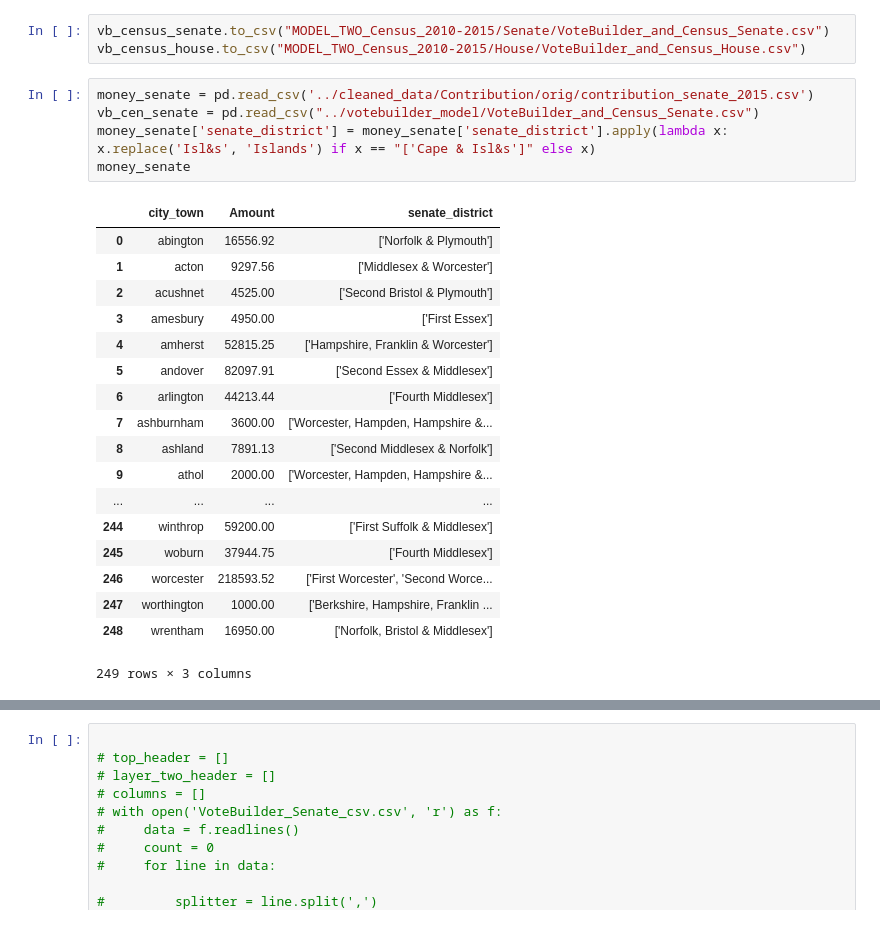
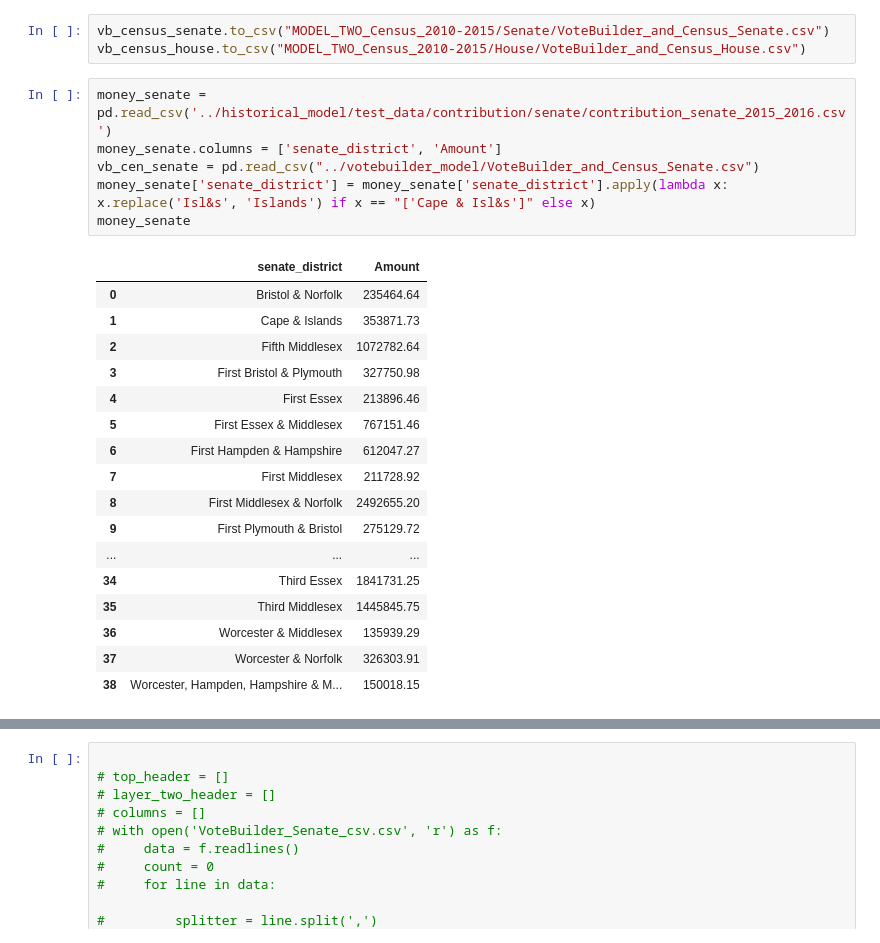
Before and after one commit to ferrys/cs-506-emerge-MA, a Jupyter notebook: scripts/MODEL TWO VOTE BUILDER CLEANING.ipynb, the cells around one changed output, grey strips where cells are left out. Saved outputs shown, nothing was run; the diff lists cells and outputs as text.

Commit message:
added vb_model contribution data

```diff
--- a/scripts/MODEL TWO VOTE BUILDER CLEANING.ipynb
+++ b/scripts/MODEL TWO VOTE BUILDER CLEANING.ipynb
@@ -595,28 +595,28 @@ vb_census_house
 vb_census_senate.to_csv("MODEL_TWO_Census_2010-2015/Senate/VoteBuilder_and_Census_Senate.csv")
 vb_census_house.to_csv("MODEL_TWO_Census_2010-2015/House/VoteBuilder_and_Census_House.csv")
 # %%
-money_senate = pd.read_csv('../cleaned_data/Contribution/orig/contribution_senate_2015.csv')
+money_senate = pd.read_csv('../historical_model/test_data/contribution/senate/contribution_senate_2015_2016.csv')
+money_senate.columns = ['senate_district', 'Amount']
 vb_cen_senate = pd.read_csv("../votebuilder_model/VoteBuilder_and_Census_Senate.csv")
 money_senate['senate_district'] = money_senate['senate_district'].apply(lambda x: x.replace('Isl&s', 'Islands') if x == "['Cape & Isl&s']" else x)
 money_senate
 # %% [output]
-|  | city_town | Amount | senate_district |
-| 0 | abington | 16556.92 | ['Norfolk & Plymouth'] |
-| 1 | acton | 9297.56 | ['Middlesex & Worcester'] |
-| 2 | acushnet | 4525.00 | ['Second Bristol & Plymouth'] |
-| 3 | amesbury | 4950.00 | ['First Essex'] |
-| 4 | amherst | 52815.25 | ['Hampshire, Franklin & Worcester'] |
-| 5 | andover | 82097.91 | ['Second Essex & Middlesex'] |
-| 6 | arlington | 44213.44 | ['Fourth Middlesex'] |
-| 7 | ashburnham | 3600.00 | ['Worcester, Hampden, Hampshire &... |
-| 8 | ashland | 7891.13 | ['Second Middlesex & Norfolk'] |
-| 9 | athol | 2000.00 | ['Worcester, Hampden, Hampshire &... |
-| ... | ... | ... | ... |
-| 244 | winthrop | 59200.00 | ['First Suffolk & Middlesex'] |
-| 245 | woburn | 37944.75 | ['Fourth Middlesex'] |
-| 246 | worcester | 218593.52 | ['First Worcester', 'Second Worce... |
-| 247 | worthington | 1000.00 | ['Berkshire, Hampshire, Franklin ... |
-| 248 | wrentham | 16950.00 | ['Norfolk, Bristol & Middlesex'] |
+|  | senate_district | Amount |
+| 0 | Bristol & Norfolk | 235464.64 |
+| 1 | Cape & Islands | 353871.73 |
+| 2 | Fifth Middlesex | 1072782.64 |
+| 3 | First Bristol & Plymouth | 327750.98 |
+| 4 | First Essex | 213896.46 |
+| 5 | First Essex & Middlesex | 767151.46 |
+| 6 | First Hampden & Hampshire | 612047.27 |
+| 7 | First Middlesex | 211728.92 |
+| 8 | First Middlesex & Norfolk | 2492655.20 |
+| 9 | First Plymouth & Bristol | 275129.72 |
+| ... | ... | ... |
+| 34 | Third Essex | 1841731.25 |
+| 35 | Third Middlesex | 1445845.75 |
+| 36 | Worcester & Middlesex | 135939.29 |
+| 37 | Worcester & Norfolk | 326303.91 |
+| 38 | Worcester, Hampden, Hampshire & M... | 150018.15 |
-249 rows × 3 columns
 # %%
 import ast
```
Also changed, not shown: parts of 5 cells of this notebook, 3 other files.
